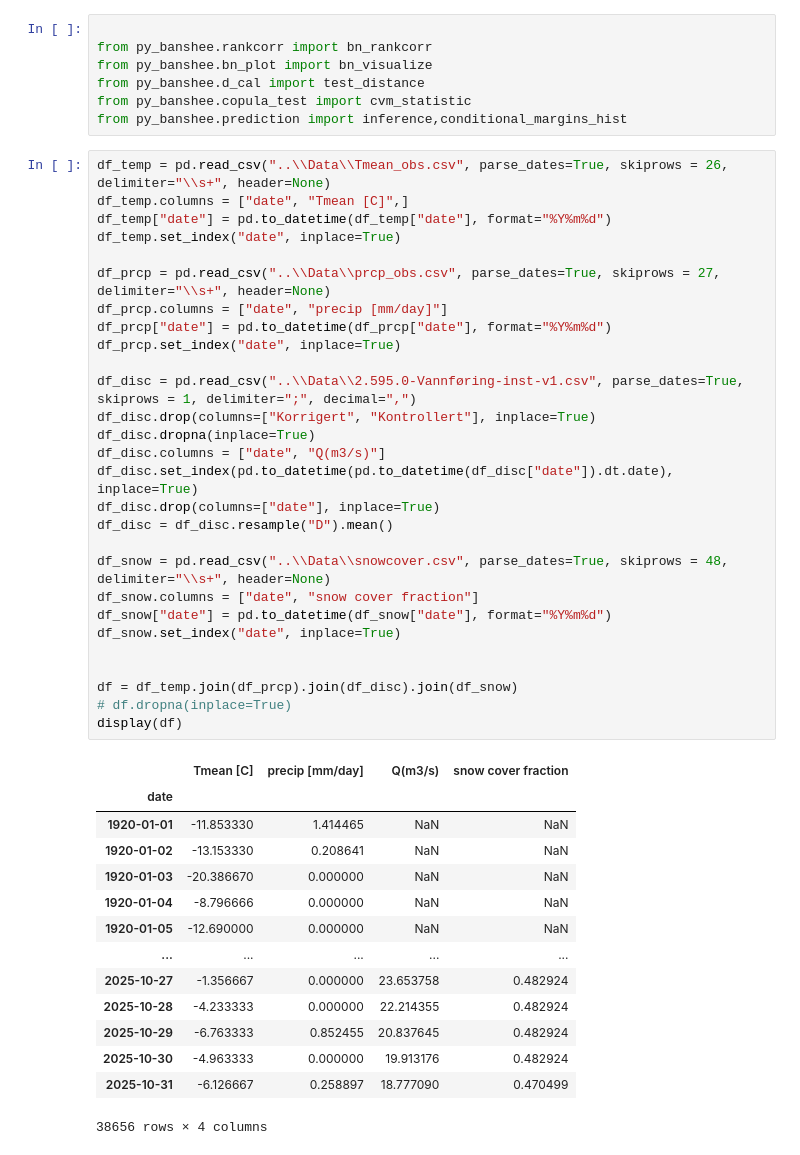
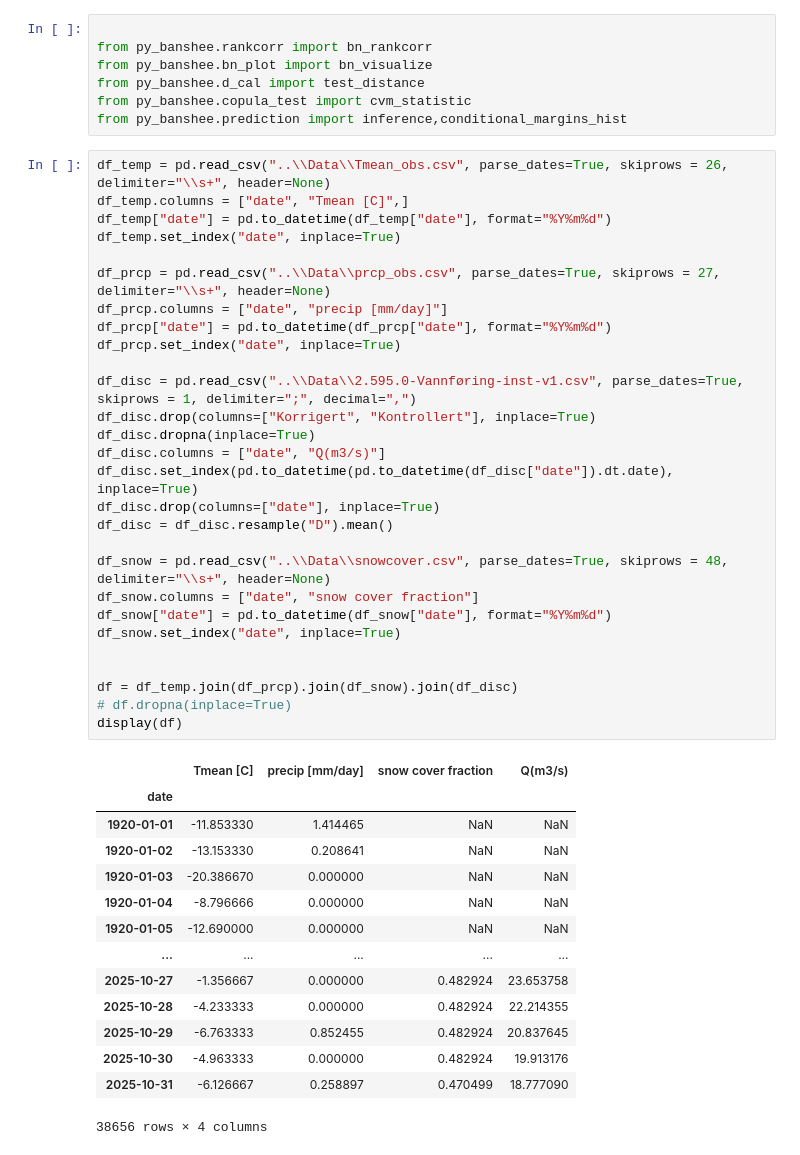
Before and after one commit to maxblw/CEGM2005_glommaproject, a Jupyter notebook: Data_analysis/Data_analysis.ipynb, the cells around one changed output. Saved outputs shown, nothing was run; the diff lists cells and outputs as text.

```diff
--- a/Data_analysis/Data_analysis.ipynb
+++ b/Data_analysis/Data_analysis.ipynb
@@ -241,33 +241,33 @@ from py_banshee.prediction import inference,conditional_margins_hist
 # %%
 df_temp = pd.read_csv("..\\Data\\Tmean_obs.csv", parse_dates=True, skiprows = 26, delimiter="\\s+", header=None)
 df_temp.columns = ["date", "Tmean [C]",]
 df_temp["date"] = pd.to_datetime(df_temp["date"], format="%Y%m%d")
 df_temp.set_index("date", inplace=True)
 
 df_prcp = pd.read_csv("..\\Data\\prcp_obs.csv", parse_dates=True, skiprows = 27, delimiter="\\s+", header=None)
 df_prcp.columns = ["date", "precip [mm/day]"]
 df_prcp["date"] = pd.to_datetime(df_prcp["date"], format="%Y%m%d")
 df_prcp.set_index("date", inplace=True)
 
 df_disc = pd.read_csv("..\\Data\\2.595.0-Vannføring-inst-v1.csv", parse_dates=True, skiprows = 1, delimiter=";", decimal=",")
 df_disc.drop(columns=["Korrigert", "Kontrollert"], inplace=True)
 df_disc.dropna(inplace=True)
 df_disc.columns = ["date", "Q(m3/s)"]
 df_disc.set_index(pd.to_datetime(pd.to_datetime(df_disc["date"]).dt.date), inplace=True)
 df_disc.drop(columns=["date"], inplace=True)
 df_disc = df_disc.resample("D").mean()
 
 df_snow = pd.read_csv("..\\Data\\snowcover.csv", parse_dates=True, skiprows = 48, delimiter="\\s+", header=None)
 df_snow.columns = ["date", "snow cover fraction"]
 df_snow["date"] = pd.to_datetime(df_snow["date"], format="%Y%m%d")
 df_snow.set_index("date", inplace=True)
 
 
-df = df_temp.join(df_prcp).join(df_disc).join(df_snow)
+df = df_temp.join(df_prcp).join(df_snow).join(df_disc)
 # df.dropna(inplace=True)
 display(df)
 # %% [output]
-|  | Tmean [C] | precip [mm/day] | Q(m3/s) | snow cover fraction |
+|  | Tmean [C] | precip [mm/day] | snow cover fraction | Q(m3/s) |
 | date |  |  |  |  |
 | 1920-01-01 | -11.853330 | 1.414465 | NaN | NaN |
 | 1920-01-02 | -13.153330 | 0.208641 | NaN | NaN |
@@ -275,11 +275,11 @@ display(df)
 | 1920-01-04 | -8.796666 | 0.000000 | NaN | NaN |
 | 1920-01-05 | -12.690000 | 0.000000 | NaN | NaN |
 | ... | ... | ... | ... | ... |
-| 2025-10-27 | -1.356667 | 0.000000 | 23.653758 | 0.482924 |
-| 2025-10-28 | -4.233333 | 0.000000 | 22.214355 | 0.482924 |
-| 2025-10-29 | -6.763333 | 0.852455 | 20.837645 | 0.482924 |
-| 2025-10-30 | -4.963333 | 0.000000 | 19.913176 | 0.482924 |
-| 2025-10-31 | -6.126667 | 0.258897 | 18.777090 | 0.470499 |
+| 2025-10-27 | -1.356667 | 0.000000 | 0.482924 | 23.653758 |
+| 2025-10-28 | -4.233333 | 0.000000 | 0.482924 | 22.214355 |
+| 2025-10-29 | -6.763333 | 0.852455 | 0.482924 | 20.837645 |
+| 2025-10-30 | -4.963333 | 0.000000 | 0.482924 | 19.913176 |
+| 2025-10-31 | -6.126667 | 0.258897 | 0.470499 | 18.777090 |
 38656 rows × 4 columns
 # %%
 def unity(data):
```
Also changed, not shown: parts of 2 cells of this notebook.
